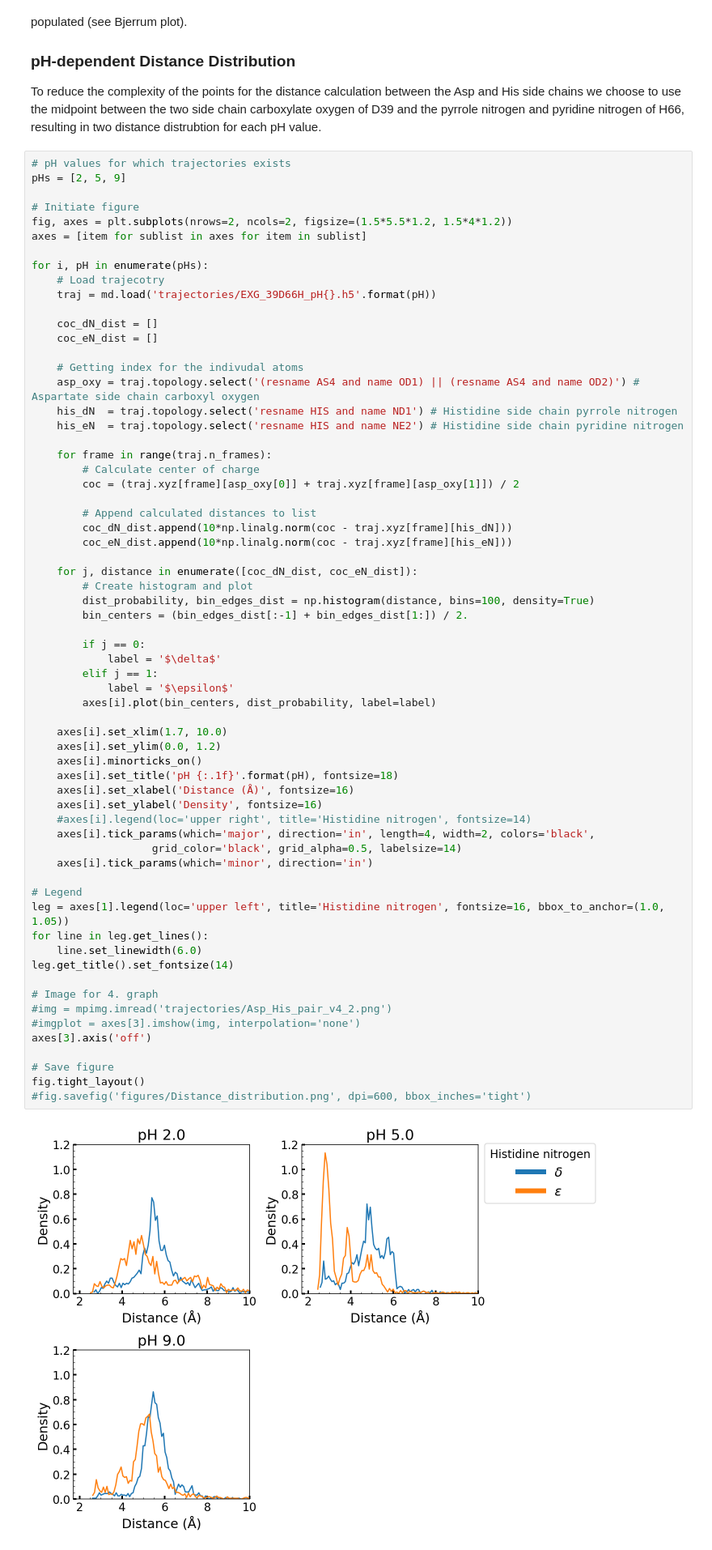
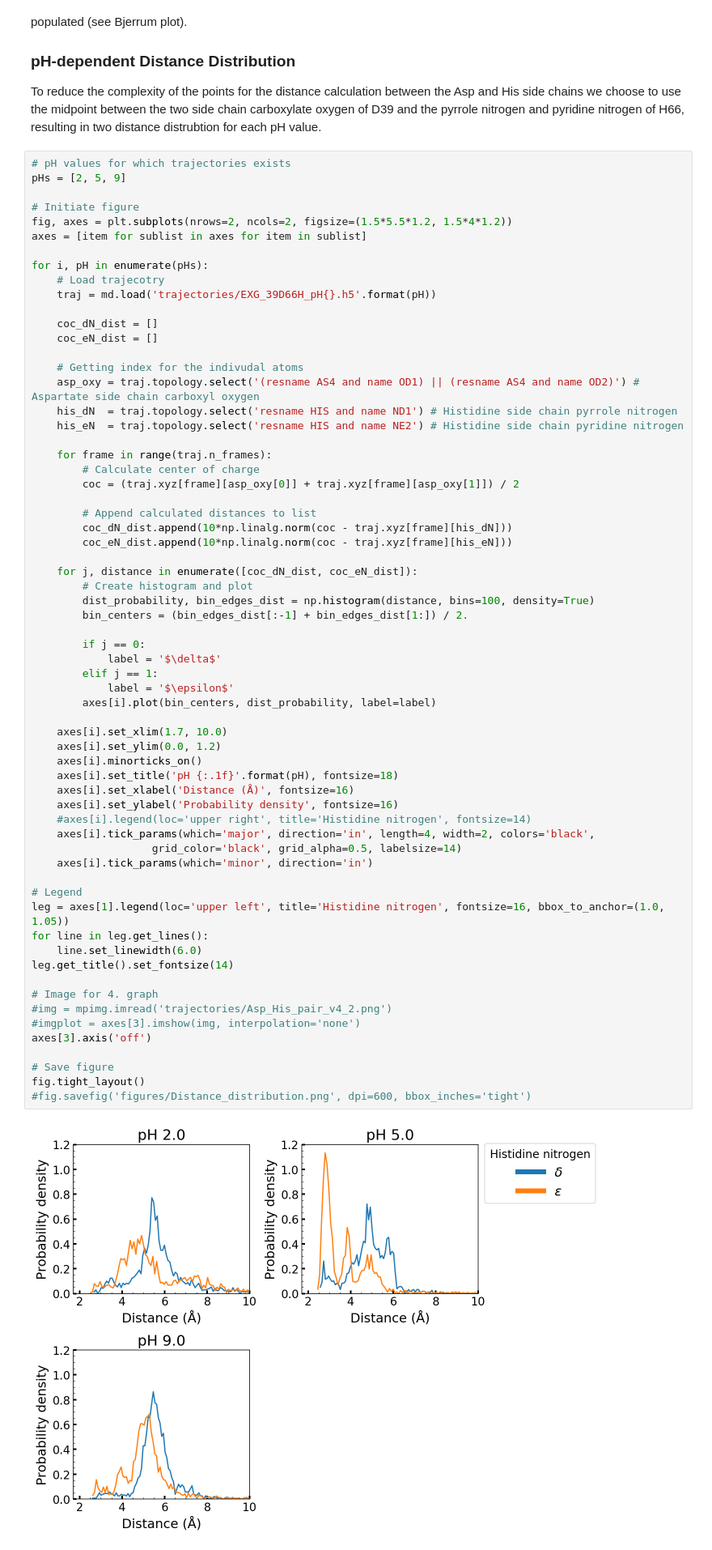
Before and after one commit to KULL-Centre/papers, a Jupyter notebook: 2020/EXG-charges-hervoe-hansen-et-al/EXG_electrostatics.ipynb, the cells around one changed output. Shown at 81% size. Cells and saved outputs as stored; diff of their text form.

```diff
--- a/2020/EXG-charges-hervoe-hansen-et-al/EXG_electrostatics.ipynb
+++ b/2020/EXG-charges-hervoe-hansen-et-al/EXG_electrostatics.ipynb
@@ -226,35 +256,35 @@ for i, pH in enumerate(pHs):
             label = '$\delta$'
         elif j == 1:
             label = '$\epsilon$'
         axes[i].plot(bin_centers, dist_probability, label=label)
 
     axes[i].set_xlim(1.7, 10.0)
     axes[i].set_ylim(0.0, 1.2)
     axes[i].minorticks_on()
     axes[i].set_title('pH {:.1f}'.format(pH), fontsize=18)
     axes[i].set_xlabel('Distance (Å)', fontsize=16)
-    axes[i].set_ylabel('Density', fontsize=16)
+    axes[i].set_ylabel('Probability density', fontsize=16)
     #axes[i].legend(loc='upper right', title='Histidine nitrogen', fontsize=14)
     axes[i].tick_params(which='major', direction='in', length=4, width=2, colors='black',
                    grid_color='black', grid_alpha=0.5, labelsize=14)
     axes[i].tick_params(which='minor', direction='in')
 
 # Legend
 leg = axes[1].legend(loc='upper left', title='Histidine nitrogen', fontsize=16, bbox_to_anchor=(1.0, 1.05))
 for line in leg.get_lines():
     line.set_linewidth(6.0)
 leg.get_title().set_fontsize(14)
 
 # Image for 4. graph
 #img = mpimg.imread('trajectories/Asp_His_pair_v4_2.png')
 #imgplot = axes[3].imshow(img, interpolation='none')
 axes[3].axis('off')
 
 # Save figure
 fig.tight_layout()
 #fig.savefig('figures/Distance_distribution.png', dpi=600, bbox_inches='tight')
 # %% [output]
-[figure, old version]
+[figure, new version]
 # %% [markdown]
 We can see a well-defined peak at pH 5.0 at approximately 2.8 Å between the centre of charge of the side chain carboxnyl oxygen of D39 and the pyridine nitrogen on the sidechain of H66, which is in good agreement with salt bridge and hydrogen bonding distances. This distinctive peak is absent at pH 2.0 and 9.0 which points towards the strong interaction is introduced in the zwitterionic and/or neutral state of the Asp-His pair.
 ### pH-dependent Rotamer Distribution
```
Also changed, not shown: parts of 3 cells of this notebook, 2 other files.
